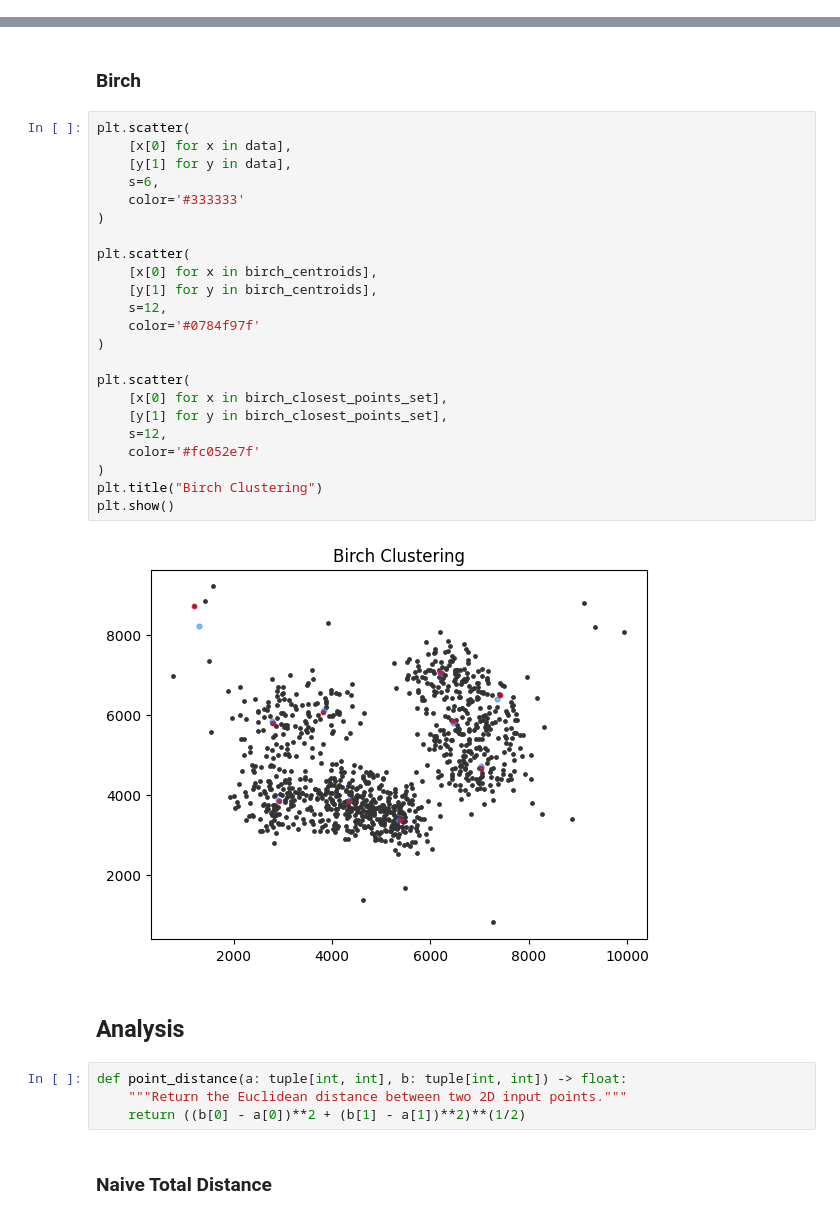
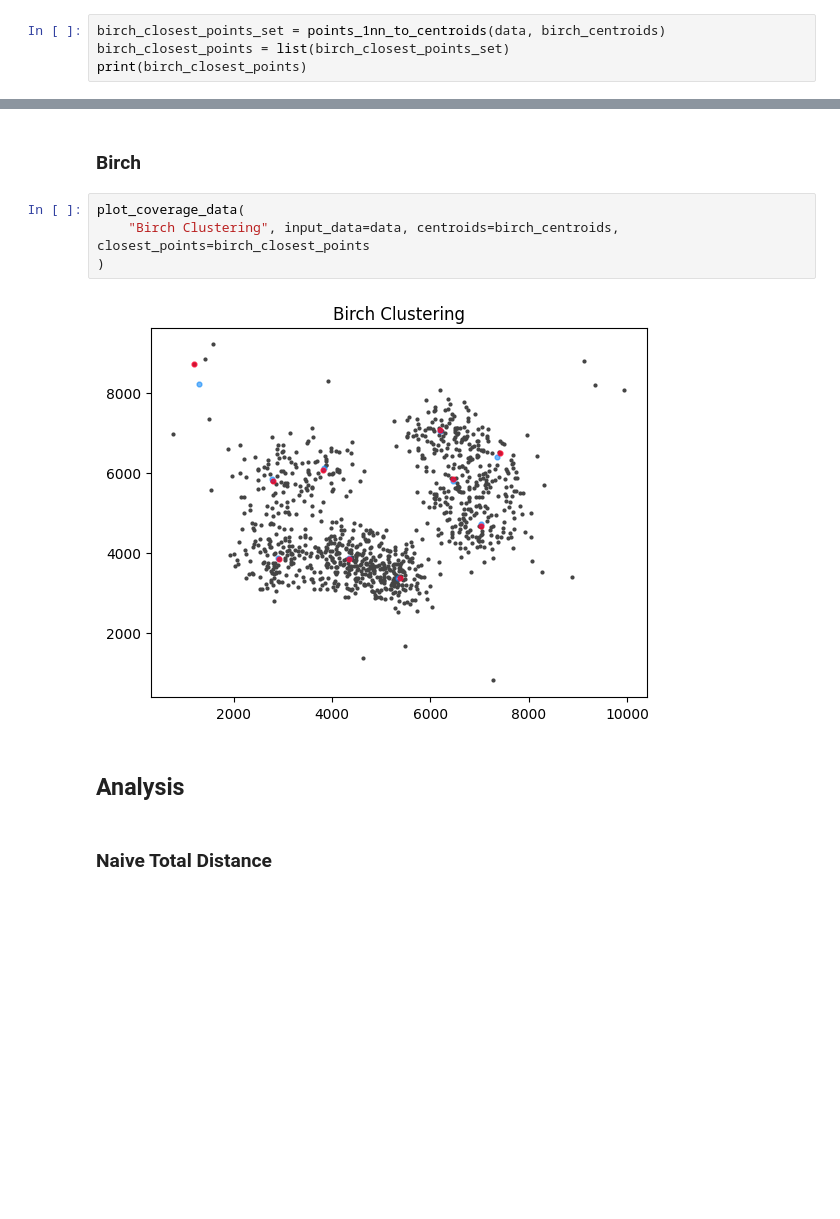
Before and after one commit to sammdu/cssu-purefacts-fall-2022-samm-du, a Jupyter notebook: experiment.ipynb, the cells around one changed output, grey strips where cells are left out. Drawn from its saved outputs; the diff is of its cells as text; blank space fills up the shorter version.

```diff
--- a/experiment.ipynb
+++ b/experiment.ipynb
@@ -107,0 +120,4 @@ print(birch_closest_points)
+# %%
+birch_closest_points_set = points_1nn_to_centroids(data, birch_centroids)
+birch_closest_points = list(birch_closest_points_set)
+print(birch_closest_points)
@@ -164,36 +176,13 @@ plt.show()
 # %% [markdown]
 ### Birch
-# %%
-plt.scatter(
-    [x[0] for x in data],
-    [y[1] for y in data],
-    s=6,
-    color='#333333'
-)
-
-plt.scatter(
-    [x[0] for x in birch_centroids],
-    [y[1] for y in birch_centroids],
-    s=12,
-    color='#0784f97f'
-)
-
-plt.scatter(
-    [x[0] for x in birch_closest_points_set],
-    [y[1] for y in birch_closest_points_set],
-    s=12,
-    color='#fc052e7f'
-)
-plt.title("Birch Clustering")
-plt.show()
-# %% [output]
-[figure, removed]
+# %%
+plot_coverage_data(
+    "Birch Clustering", input_data=data, centroids=birch_centroids, closest_points=birch_closest_points
+)
+# %% [output]
+[figure, added]
 # %% [markdown]
 ## Analysis
-# %%
-def point_distance(a: tuple[int, int], b: tuple[int, int]) -> float:
-    """Return the Euclidean distance between two 2D input points."""
-    return ((b[0] - a[0])**2 + (b[1] - a[1])**2)**(1/2)
 # %% [markdown]
 ### Naive Total Distance
 # %%
```
Also changed, not shown: parts of 19 cells of this notebook.
